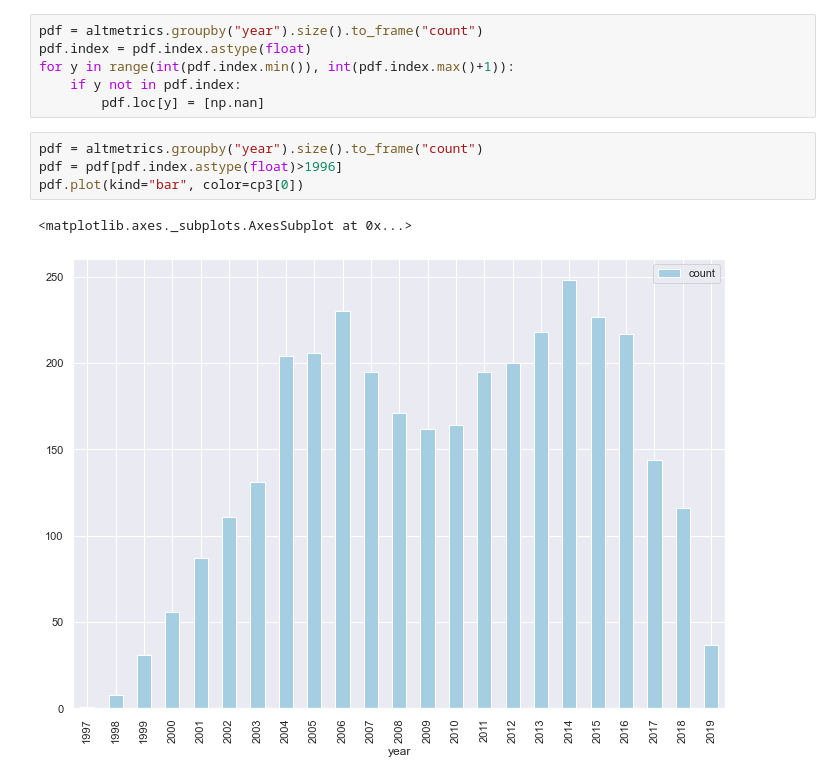
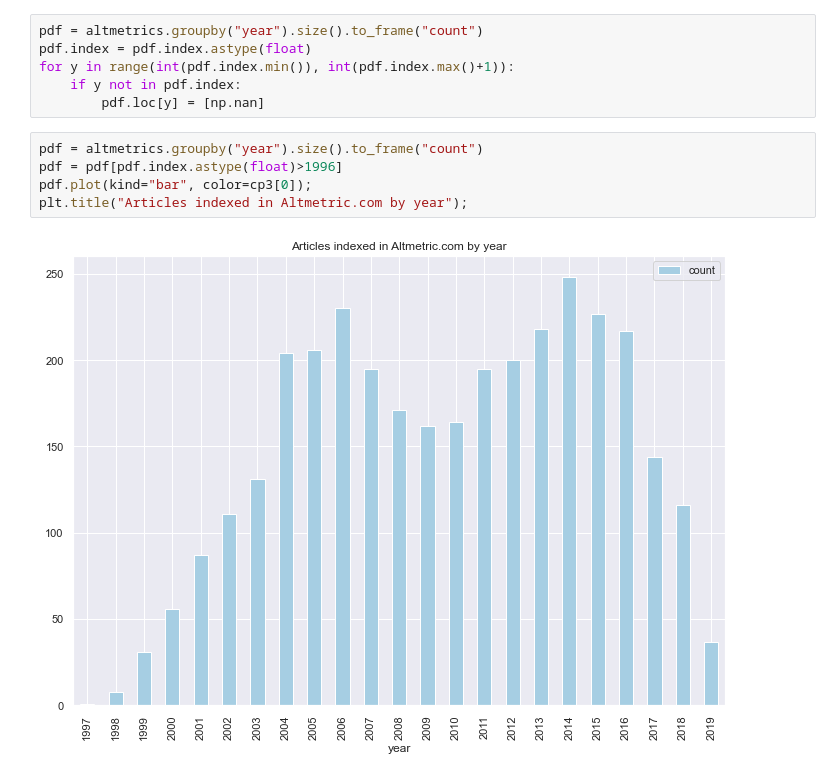
Before and after one commit to ScholCommLab/tracking-grants, a Jupyter notebook: notebooks/reports/interim_report_2.ipynb, the cells around one changed output. Saved outputs shown, nothing was run; the diff lists cells and outputs as text.

```diff
--- a/notebooks/reports/interim_report_2.ipynb
+++ b/notebooks/reports/interim_report_2.ipynb
@@ -286,8 +288,8 @@ for y in range(int(pdf.index.min()), int(pdf.index.max()+1)):
 # %%
 pdf = altmetrics.groupby("year").size().to_frame("count")
 pdf = pdf[pdf.index.astype(float)>1996]
-pdf.plot(kind="bar", color=cp3[0])
+pdf.plot(kind="bar", color=cp3[0]);
+plt.title("Articles indexed in Altmetric.com by year");
 # %% [output]
-<matplotlib.axes._subplots.AxesSubplot at 0x...>
-[figure, old version]
+[figure, new version]
 # %%
```
Also changed, not shown: parts of 5 cells of this notebook.
